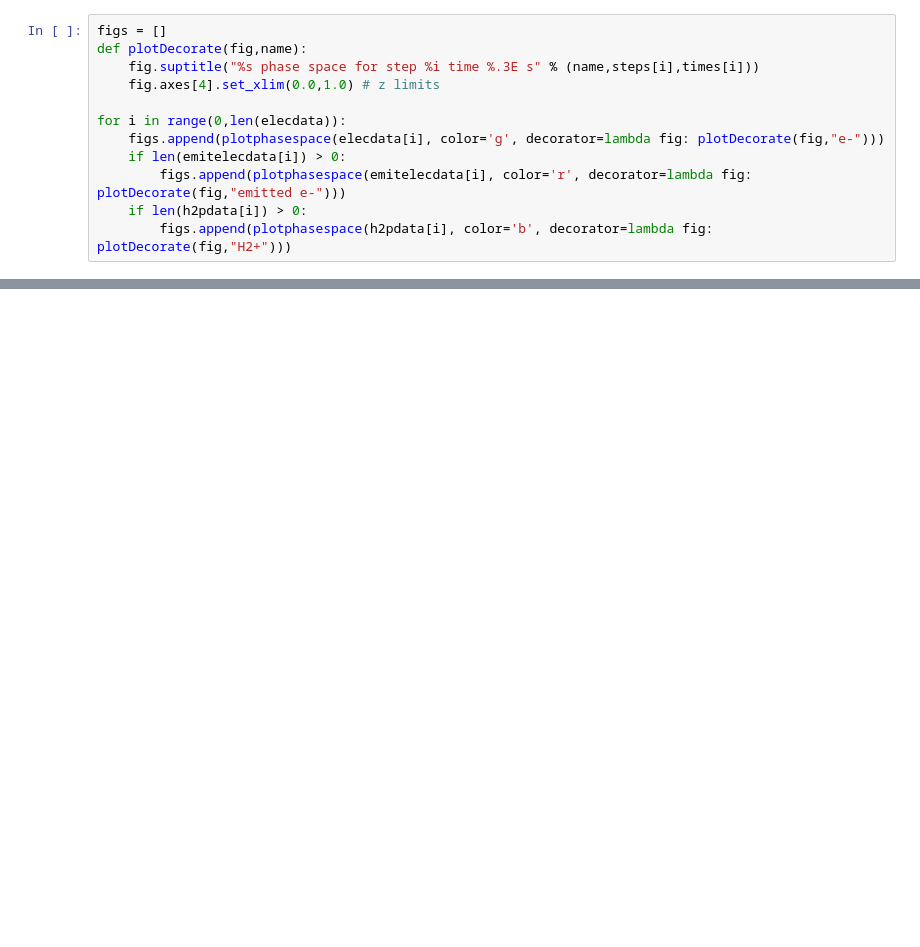
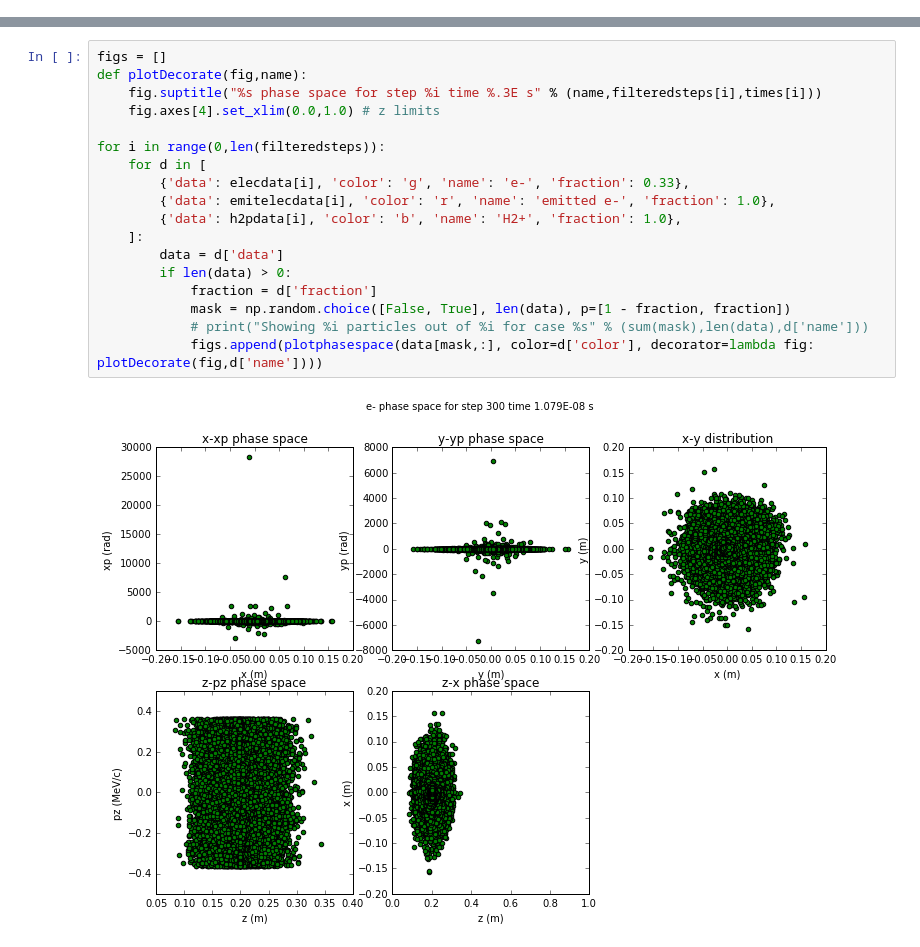
Before and after one commit to radiasoft/rscooler, a Jupyter notebook: examples/simple_ionization/diagnostics.ipynb, the cells around one changed output, grey strips where cells are left out. Drawn from its saved outputs; the diff is of its cells as text; blank space fills up the shorter version.

```diff
--- a/examples/simple_ionization/diagnostics.ipynb
+++ b/examples/simple_ionization/diagnostics.ipynb
@@ -27,12 +46,0 @@ Length of data: 2 steps
-# %%
-figs = []
-def plotDecorate(fig,name):
-    fig.suptitle("%s phase space for step %i time %.3E s" % (name,steps[i],times[i]))
-    fig.axes[4].set_xlim(0.0,1.0) # z limits
-
-for i in range(0,len(elecdata)):
-    figs.append(plotphasespace(elecdata[i], color='g', decorator=lambda fig: plotDecorate(fig,"e-")))
-    if len(emitelecdata[i]) > 0:
-        figs.append(plotphasespace(emitelecdata[i], color='r', decorator=lambda fig: plotDecorate(fig,"emitted e-")))
-    if len(h2pdata[i]) > 0:
-        figs.append(plotphasespace(h2pdata[i], color='b', decorator=lambda fig: plotDecorate(fig,"H2+")))
@@ -43,0 +47,20 @@ for i in range(0,len(elecdata)):
+# %%
+figs = []
+def plotDecorate(fig,name):
+    fig.suptitle("%s phase space for step %i time %.3E s" % (name,filteredsteps[i],times[i]))
+    fig.axes[4].set_xlim(0.0,1.0) # z limits
+
+for i in range(0,len(filteredsteps)):
+    for d in [
+        {'data': elecdata[i], 'color': 'g', 'name': 'e-', 'fraction': 0.33},
+        {'data': emitelecdata[i], 'color': 'r', 'name': 'emitted e-', 'fraction': 1.0},
+        {'data': h2pdata[i], 'color': 'b', 'name': 'H2+', 'fraction': 1.0},
+    ]:
+        data = d['data']
+        if len(data) > 0:
+            fraction = d['fraction']
+            mask = np.random.choice([False, True], len(data), p=[1 - fraction, fraction])
+            # print("Showing %i particles out of %i for case %s" % (sum(mask),len(data),d['name']))
+            figs.append(plotphasespace(data[mask,:], color=d['color'], decorator=lambda fig: plotDecorate(fig,d['name'])))
+# %% [output]
+[figure, added]
```
Also changed, not shown: parts of 11 cells of this notebook, 1 other file.
